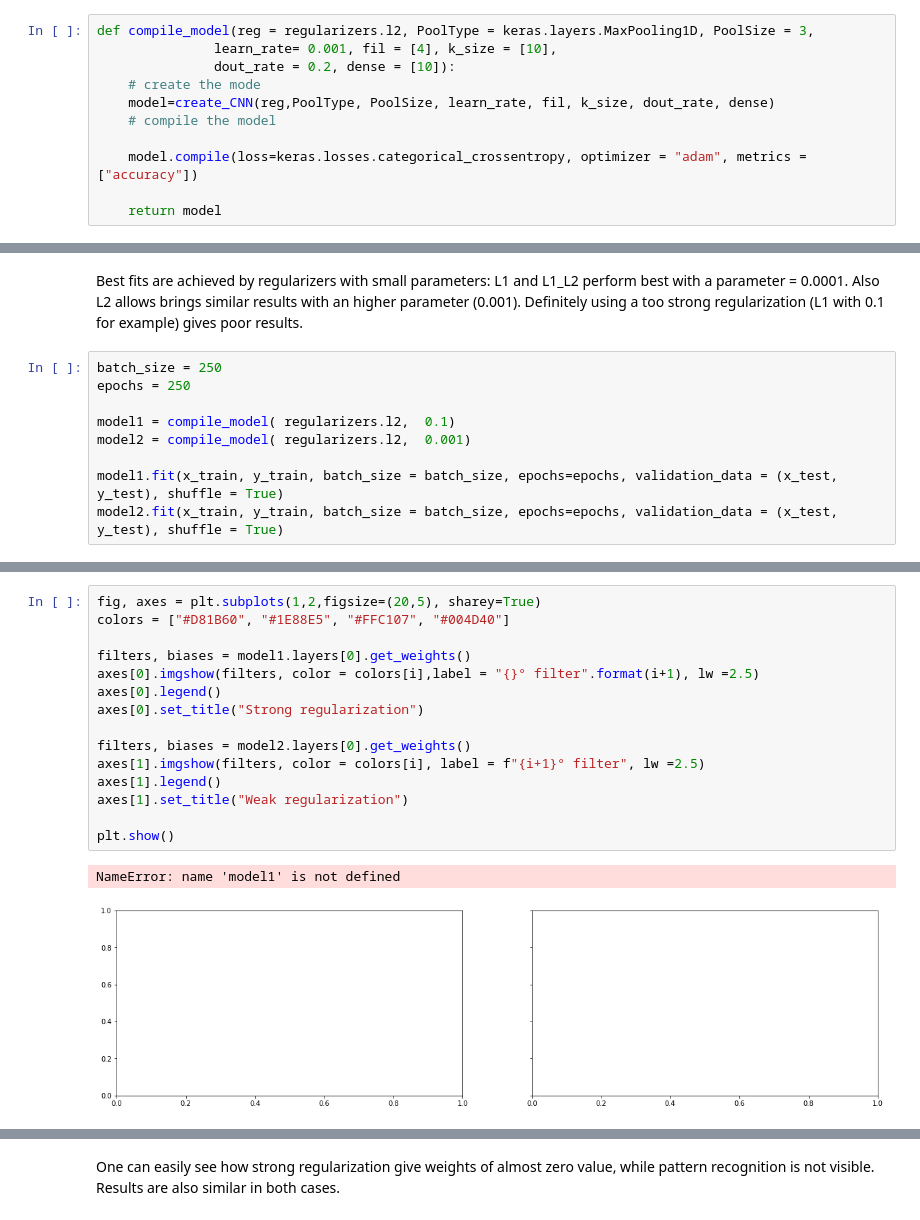
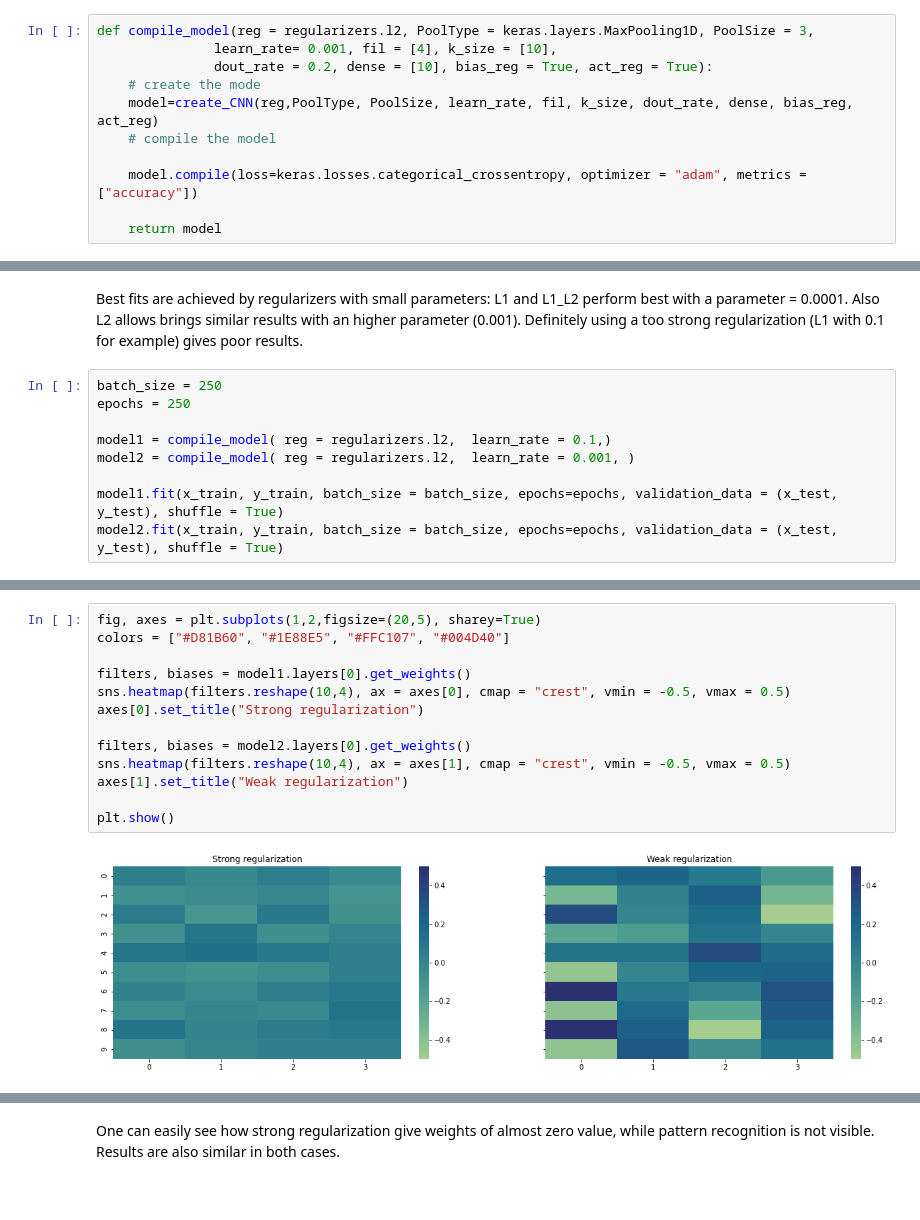
Before and after one commit to LorenzoBuriola/LoCP_moduleB, a Jupyter notebook: Week3/FPGheArt_exercise3.ipynb, the cells around one changed output, grey strips where cells are left out. Cells and saved outputs as stored; diff of their text form.

```diff
--- a/Week3/FPGheArt_exercise3.ipynb
+++ b/Week3/FPGheArt_exercise3.ipynb
@@ -89,9 +107,9 @@ def create_CNN(reg = regularizers.l2, PoolType = keras.layers.MaxPooling1D, Pool
 # %%
 def compile_model(reg = regularizers.l2, PoolType = keras.layers.MaxPooling1D, PoolSize = 3,
                learn_rate= 0.001, fil = [4], k_size = [10],
-               dout_rate = 0.2, dense = [10]):
+               dout_rate = 0.2, dense = [10], bias_reg = True, act_reg = True):
     # create the mode
-    model=create_CNN(reg,PoolType, PoolSize, learn_rate, fil, k_size, dout_rate, dense)
+    model=create_CNN(reg,PoolType, PoolSize, learn_rate, fil, k_size, dout_rate, dense, bias_reg, act_reg)
     # compile the model
 
     model.compile(loss=keras.losses.categorical_crossentropy, optimizer = "adam", metrics = ["accuracy"])
@@ -562,8 +558,8 @@ Best fits are achieved by regularizers with small parameters: L1 and L1_L2 perfo
 batch_size = 250
 epochs = 250
 
-model1 = compile_model( regularizers.l2,  0.1)
-model2 = compile_model( regularizers.l2,  0.001)
+model1 = compile_model( reg = regularizers.l2,  learn_rate = 0.1,)
+model2 = compile_model( reg = regularizers.l2,  learn_rate = 0.001, )
 
 model1.fit(x_train, y_train, batch_size = batch_size, epochs=epochs, validation_data = (x_test, y_test), shuffle = True)
 model2.fit(x_train, y_train, batch_size = batch_size, epochs=epochs, validation_data = (x_test, y_test), shuffle = True)
@@ -572,21 +585,18 @@ TypeError: 'float' object is not callable
 # %%
 fig, axes = plt.subplots(1,2,figsize=(20,5), sharey=True)
 colors = ["#D81B60", "#1E88E5", "#FFC107", "#004D40"]
 
 filters, biases = model1.layers[0].get_weights()
-axes[0].imgshow(filters, color = colors[i],label = "{}° filter".format(i+1), lw =2.5)
-axes[0].legend()
+sns.heatmap(filters.reshape(10,4), ax = axes[0], cmap = "crest", vmin = -0.5, vmax = 0.5)
 axes[0].set_title("Strong regularization")
 
 filters, biases = model2.layers[0].get_weights()
-axes[1].imgshow(filters, color = colors[i], label = f"{i+1}° filter", lw =2.5)
-axes[1].legend()
+sns.heatmap(filters.reshape(10,4), ax = axes[1], cmap = "crest", vmin = -0.5, vmax = 0.5)
 axes[1].set_title("Weak regularization")
 
 plt.show()
 # %% [output]
-NameError: name 'model1' is not defined
-[figure, old version]
+[figure, new version]
 # %%
 results1 = model1.evaluate(x_test, y_test, verbose = 0)
 results2 = model2.evaluate(x_test, y_test, verbose = 0)
```
Also changed, not shown: parts of 17 cells of this notebook.
